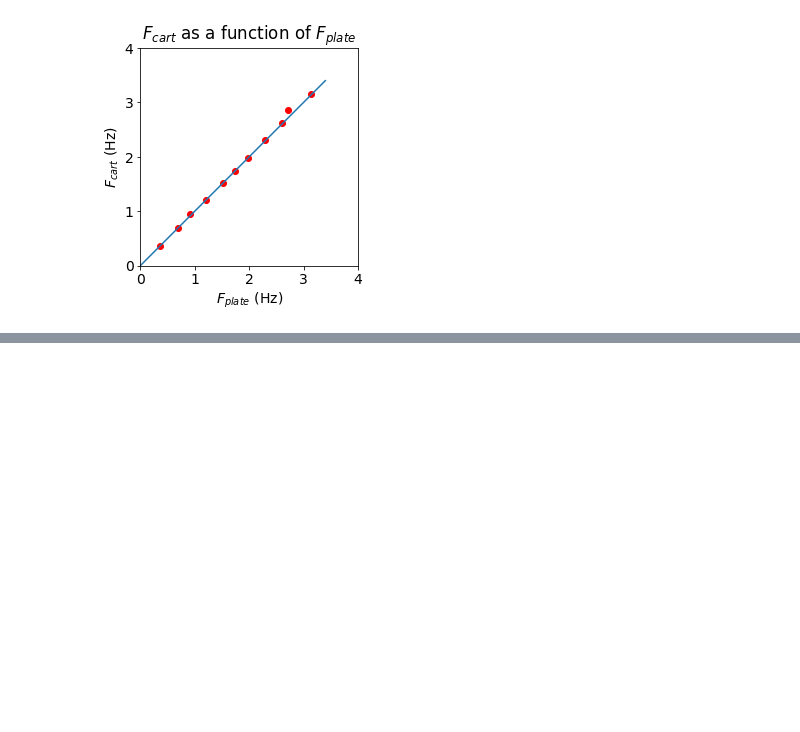
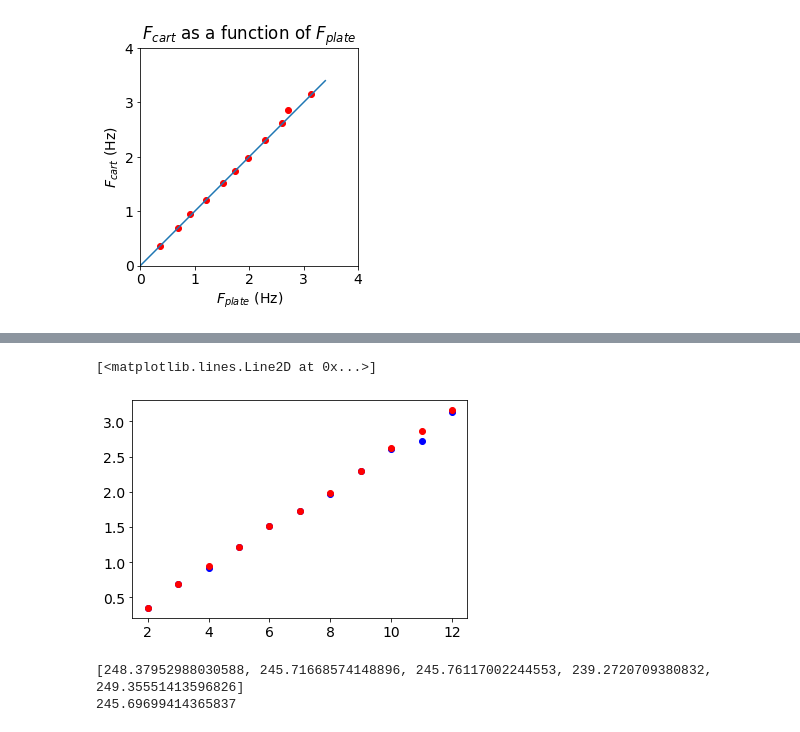
Before and after one commit to nnguyenu/ML-basic, a Jupyter notebook: Matplot_lib_tutorial.ipynb, the cells around one changed output, grey strips where cells are left out. Saved outputs shown, nothing was run; the diff lists cells and outputs as text; code cells hidden in the pictures; blank space fills up the shorter version.

```diff
--- a/Matplot_lib_tutorial.ipynb
+++ b/Matplot_lib_tutorial.ipynb
@@ -65,0 +82,17 @@ plt.show()
+# %%
+plt.plot(Vol,fplate,'bo')
+plt.plot(Vol,fcart,'ro')
+# %% [output]
+[<matplotlib.lines.Line2D at 0x...>]
+[figure, added]
+# %%
+m_total = [0.9379,1.2629,1.5879,1.9129,2.2379]
+f_m = [2.59,2.22,1.98,1.78,1.68]
+k = []
+for i in range(len(m_total)):
+  k.append(f_m[i]*f_m[i]*m_total[i]*4*math.pi**2)
+print(k)
+print(sum(k)/len(k))
+# %% [output]
+[248.37952988030588, 245.71668574148896, 245.76117002244553, 239.2720709380832, 249.35551413596826]
+245.69699414365837
```
Also changed, not shown: parts of 7 cells of this notebook.
